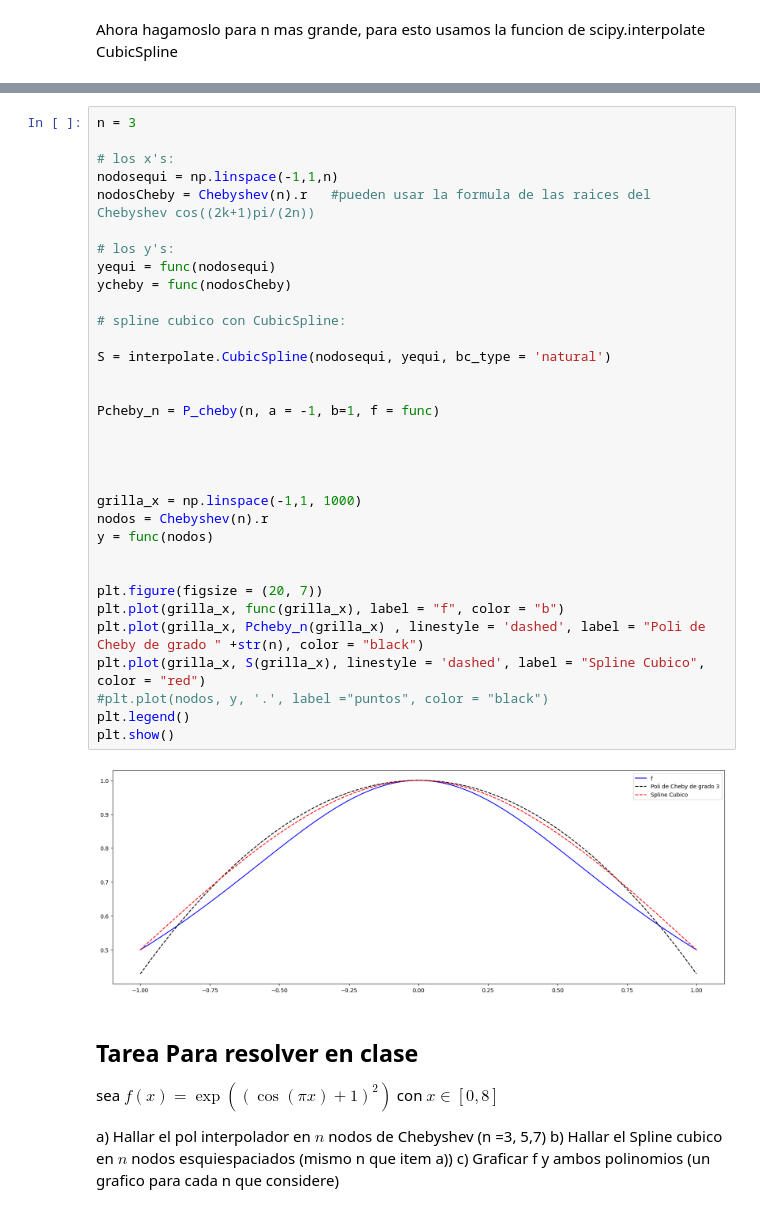
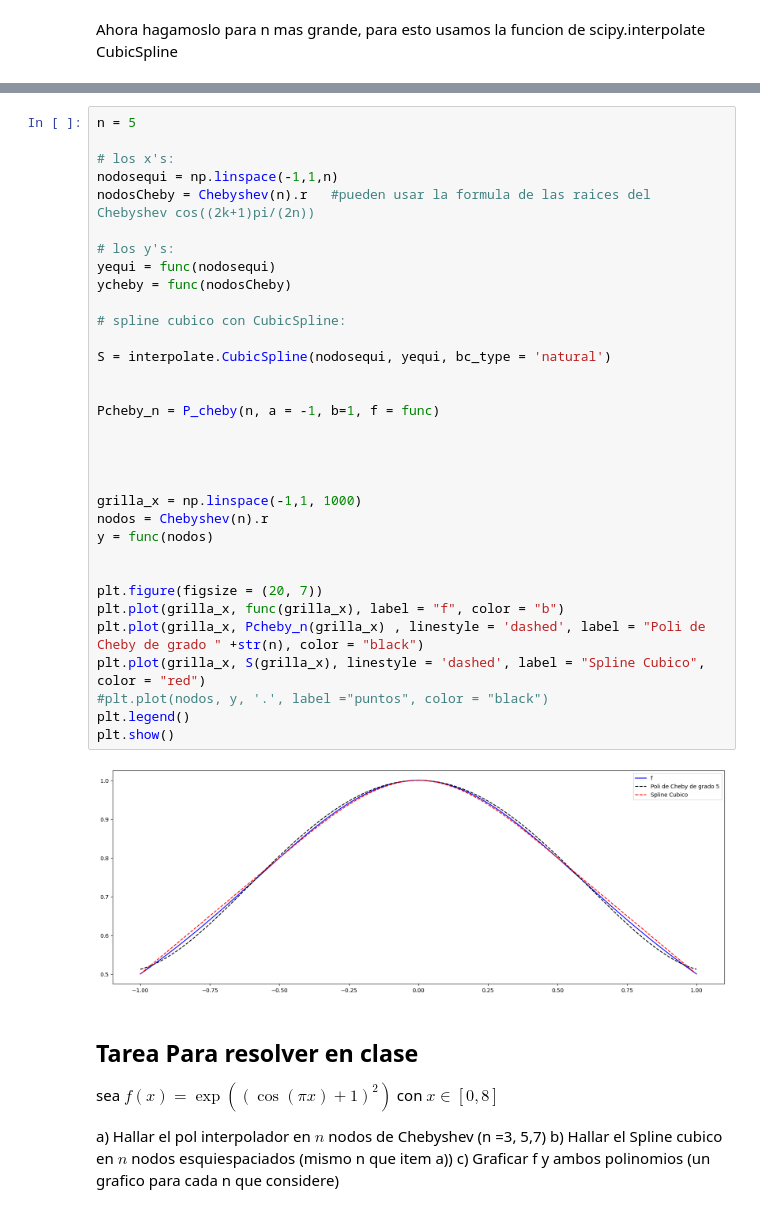
Before and after one commit to binaria010/Mate2B, a Jupyter notebook: Clase5.ipynb, the cells around one changed output, grey strips where cells are left out. Drawn from its saved outputs; the diff is of its cells as text.

```diff
--- a/Clase5.ipynb
+++ b/Clase5.ipynb
@@ -188,38 +186,38 @@ array(1.)
 # %%
-n = 3
+n = 5
 
 # los x's:
 nodosequi = np.linspace(-1,1,n)
 nodosCheby = Chebyshev(n).r   #pueden usar la formula de las raices del Chebyshev cos((2k+1)pi/(2n))
 
 # los y's:
 yequi = func(nodosequi)
 ycheby = func(nodosCheby)
 
 # spline cubico con CubicSpline:
 
 S = interpolate.CubicSpline(nodosequi, yequi, bc_type = 'natural')
 
 
 Pcheby_n = P_cheby(n, a = -1, b=1, f = func)
 
 
 
 
 grilla_x = np.linspace(-1,1, 1000)
 nodos = Chebyshev(n).r
 y = func(nodos)
 
 
 plt.figure(figsize = (20, 7))
 plt.plot(grilla_x, func(grilla_x), label = "f", color = "b")
 plt.plot(grilla_x, Pcheby_n(grilla_x) , linestyle = 'dashed', label = "Poli de Cheby de grado " +str(n), color = "black")
 plt.plot(grilla_x, S(grilla_x), linestyle = 'dashed', label = "Spline Cubico", color = "red")
 #plt.plot(nodos, y, '.', label ="puntos", color = "black")
 plt.legend()
 plt.show()
 # %% [output]
-[figure, old version]
+[figure, new version]
 # %% [markdown]
 ## Tarea Para resolver en clase
 
```
Also changed, not shown: parts of 3 cells of this notebook.
